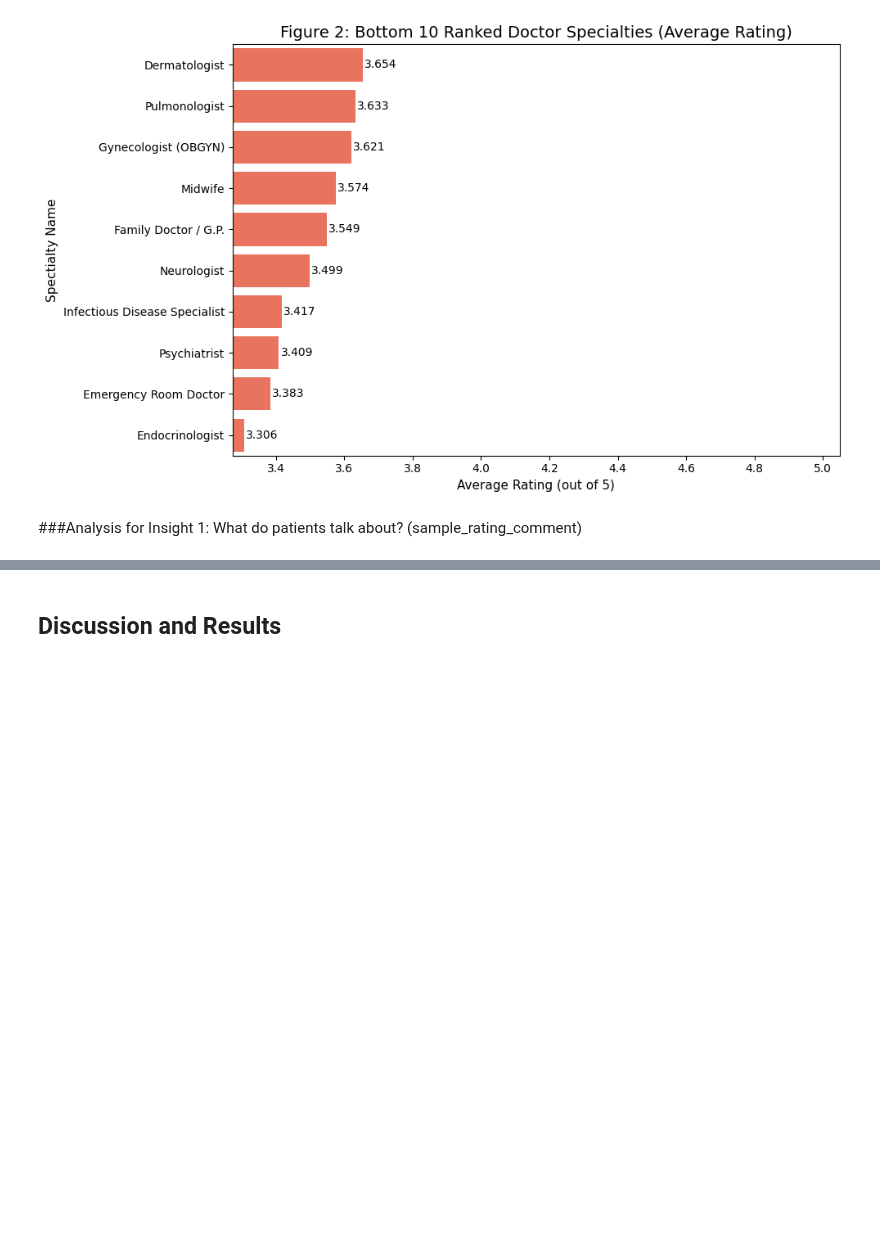
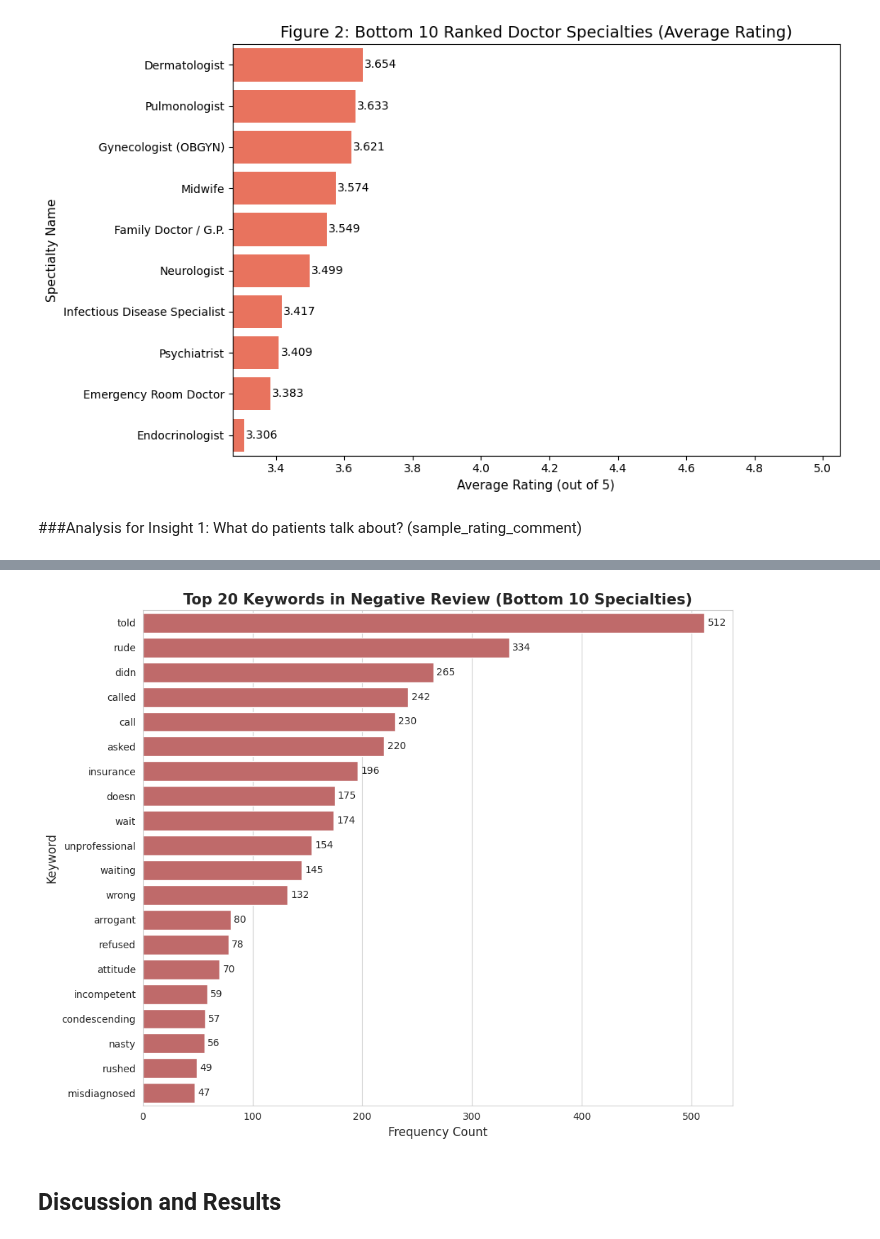
Before and after one commit to cis9650group7-boop/Group-7_Project1_HealthRateAnalysis, a Jupyter notebook: term_project_group7.ipynb, the cells around one changed output, grey strips where cells are left out. Drawn from its saved outputs; the diff is of its cells as text; code cells hidden in the pictures; blank space fills up the shorter version.

```diff
--- a/term_project_group7.ipynb
+++ b/term_project_group7.ipynb
@@ -448,3 +452,100 @@ Top 10 Specialties: Kew Words in Positive Reviews
+# %%
+#Analysis of Bottom 10 Specialties' Negative Keywords
+# 1. Create a dataframe for comment analysis
+comments_df2 = df_clean.copy()
+
+# 2. Get the list of bottom 10 specialty name
+bottom_10_names = specialty_result_df.tail(10)['specialty_name'].tolist()
+#print(f'Bottom 10 Specialties: {bottom_10_names}')
+
+# 3. Filter Data: Focus on Bottom 10 + Low Ratings (<= 2.5)
+bottom_10_reviews = comments_df2[
+    (comments_df2['specialty_name'].isin(bottom_10_names)) &
+    (comments_df2['rating_avg'] <= 2.5) &
+    (comments_df2['sample_rating_comment'].notna())
+]
+#print(f'Number of negative comments extracted: {len(bottom_10_reviews)}')
+
+# 4. Combine all comments into one large string
+all_text2 = ' '.join(bottom_10_reviews['sample_rating_comment'].astype(str).tolist())
+
+# 5. Convert to lowercase, replace any characters that is not a word character or a whitespace character
+all_text2 = re.sub(r'[^\w\s]',' ', all_text2).lower()
+
+# 6. A set of common words that need to ignore
+words_to_ignore2 = {
+    'the','and','to','a','of','was','is','in','for','my','she','he','it','with','very','that',
+    'at','on','her','his','i','me','you','are','we','they','them','our','your','there','anyone','being',
+    'dr','doctor','doctors','patient','patients','office','staff','visit','appointment','time','day',
+    'year','years','person','issues','everything','health','thank','thanks','please',
+    'truly','happy','comfortable','really','so','too','quite','super','extremely','well','first','only','just',
+    'even','still','then','than','now','ever','never','enough','made','make','get','got','give','gave','take','took','felt','feel','went','came','see','seen','say',
+    'says','said','look','looks','know','knew','done','did','does','doing','help','helped','helps','able','need','needs','like','liked','likes','want','wanted','wanting',
+    'but','or','if','when','while','because','also','though','however','although','from','this','these','those','about','around','after','before',
+    'over','under','into','out','one','will','can','could','would','were','been','has','have','had','not','many','much','any','every','few','lot','lots','more','most','some','several','again',
+    'who','what','how','where','why','which','him','amp','work','having','seeing','found','treated','needed','without','visits','things','sure',
+    'during','since','ago','new','weeks','months','free','friends','everyone','team',
+    'feeling','all','highly','always','other','going','family','through','results','life','their','body','recommend','recommended','takes','way','right','thorough',
+    'both','don','two','times','long','each','entire','down','left','such',
+    'people','practice','job','love','easy','tell','come','gone','met','looking','explain','definitely','absolutely','next','makes','whole','should','process',
+    'lower','far','same','else','saw','face','nice','questions','back','neck',
+    'medical','hands','care', 'another', 'away', 'experience', 'good', 'hospital', 'find', 'off',
+    'test', 'stay', 'later', 'child', 'blood', 'days', 'woman', 'better',
+    'someone', 'here', 'exam', 'prescribed', 'sent', 'son', 'medicine', 'tests',
+    'mother', 'nurse', 'symptoms','pain', 'medication', 'minutes', 'something', 'last', 'tried', 'man',
+    'appointments', 'pay', 'put', 'waited', 'physician', 'instead', 'ask',
+    'taking', 'meds', 'husband', 'diagnosis', 'wife', 'late', 'problem',
+    'actually', 'calls', 'wasn', 'side', 'hour', 'hours', 'think','room','nothing','surgery', 'different', 'speak', 'let', 'getting', 'completely',
+    'month', 'avoid', 'until', 'cold', 'front', 'seems', 'due',
+    'great', 'knowledge', 'old', 'once', 'seemed', 'talk',
+    'prescription', 'trying', 'problems', 'condition', 'place',
+    'myself', 'second', 'waste','finally', 'use', 'helpful', 'psychiatrist', 'leave', 'little', 'almost',
+    'medications', 'thing', 'making', 'information', 'point', 'baby', 'daughter',
+    'wouldn', 'believe', 'answer', 'week', 'cancer', 'check', 'run', 'emergency',
+    'cannot', 'couldn', 'infection', 'sick','professional','phone','treatment','anything', 'bedside', 'finally', 'concerns', 'receptionist',
+    'understand', 'less', 'talking', 'records', 'herself', 'service','thought', 'procedure', 'reviews', 'saying', 'may', 'asking',
+    'received', 'review', 'personal', 'least', 'working', 'given','three', 'bill', 'home', 'paid', 'fact', 'kept', 'lack', 'check','run', 'week', 'baby', 'daughter', 'little', 'almost',
+    'information', 'point', 'making','money','listen','follow','treat','worst','bad','poor','horrible','terrible','awful','mental','today','worse','taken','issue','manner','question','started','pregnancy','kind','care','diagnosed','caring'
+}
+
+# 7. Split
+comment_words2 = all_text2.split()
+
+# 8. Filter: Keep words not in words_to_ignore and longer than 2 characters
+meaningful_words2 = [mw2 for mw2 in comment_words2 if mw2 not in words_to_ignore2 and len(mw2) > 2 ]
+
+# 9. Count the top 20 most frequent words
+word_counts2 = Counter(meaningful_words2)
+bottom_keywords_df = pd.DataFrame(word_counts2.most_common(20), columns = ['Keyword','Frequency'])
+
+#print('\nBottom 10 Specialties: Key Words in Negative Reviews')
+#print(bottom_keywords_df)
+
+# 10. Chart
+sns.set_style('whitegrid')  # Set the visual style for the plot
+plt.figure(figsize=(10,8))  # Set the font size of the chart
+
+# Creat a horizontal bar plot
+ax = sns.barplot(
+    x = 'Frequency',
+    y = 'Keyword',
+    data = bottom_keywords_df,
+    color = 'indianred'
+)
+
+# Add title and lables
+plt.title('Top 20 Keywords in Negative Review (Bottom 10 Specialties)', fontsize = 15, fontweight = 'bold')
+plt.xlabel('Frequency Count',fontsize = 12)
+plt.ylabel('Keyword', fontsize = 12)
+
+# Add the frequency number at the end of each bar
+for inumber in ax.containers:
+  ax.bar_label(inumber,padding = 3)
+
+plt.tight_layout()
+plt.show()
+# %% [output]
+[figure, added]
 # %% [markdown]
 ## Discussion and Results
 # %% [markdown]
```
Also changed, not shown: parts of 3 cells of this notebook.
